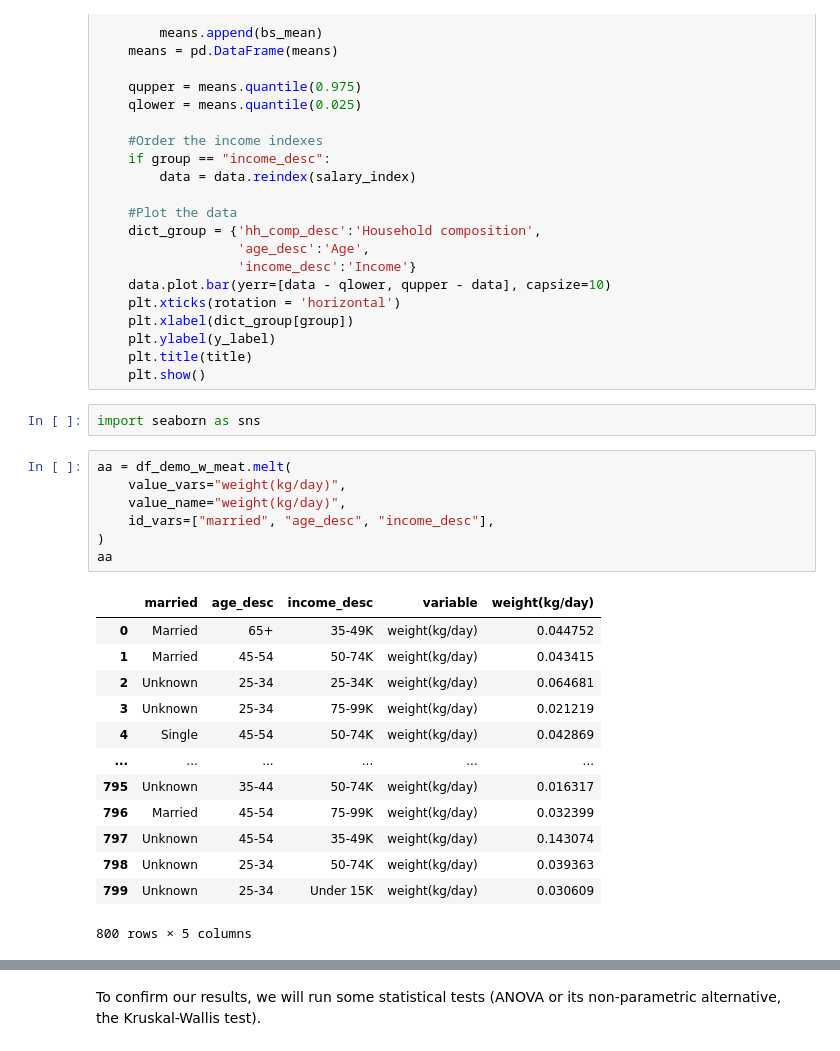
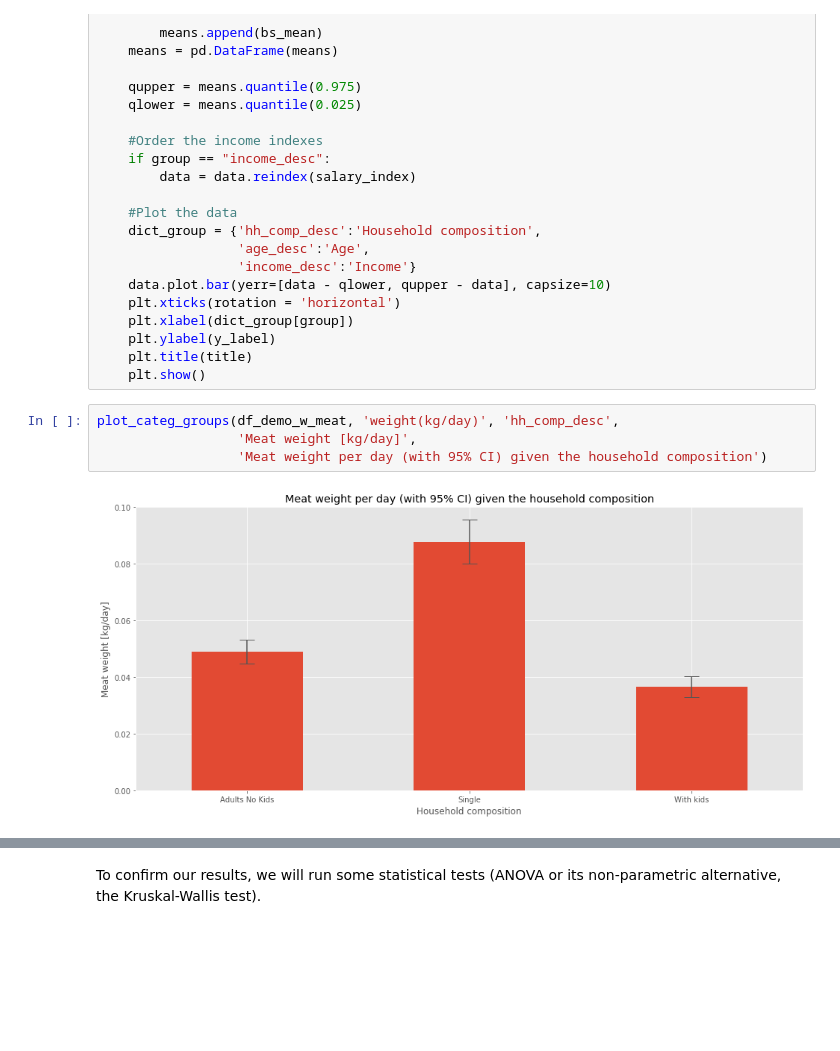
Before and after one commit to whateverforever/ada-2019-project, a Jupyter notebook: data_analysis.ipynb, the cells around one changed output, grey strips where cells are left out. Saved outputs shown, nothing was run; the diff lists cells and outputs as text; blank space fills up the shorter version.

```diff
--- a/data_analysis.ipynb
+++ b/data_analysis.ipynb
@@ -1285,26 +1285,9 @@ def plot_categ_groups(df, categ, group, y_label, title):
     plt.ylabel(y_label)
     plt.title(title)
     plt.show()
-# %%
-import seaborn as sns
-# %%
-aa = df_demo_w_meat.melt(
-    value_vars="weight(kg/day)",
-    value_name="weight(kg/day)",
-    id_vars=["married", "age_desc", "income_desc"],
-)
-aa
-# %% [output]
-|  | married | age_desc | income_desc | variable | weight(kg/day) |
-| 0 | Married | 65+ | 35-49K | weight(kg/day) | 0.044752 |
-| 1 | Married | 45-54 | 50-74K | weight(kg/day) | 0.043415 |
-| 2 | Unknown | 25-34 | 25-34K | weight(kg/day) | 0.064681 |
-| 3 | Unknown | 25-34 | 75-99K | weight(kg/day) | 0.021219 |
-| 4 | Single | 45-54 | 50-74K | weight(kg/day) | 0.042869 |
-| ... | ... | ... | ... | ... | ... |
-| 795 | Unknown | 35-44 | 50-74K | weight(kg/day) | 0.016317 |
-| 796 | Married | 45-54 | 75-99K | weight(kg/day) | 0.032399 |
-| 797 | Unknown | 45-54 | 35-49K | weight(kg/day) | 0.143074 |
-| 798 | Unknown | 25-34 | 50-74K | weight(kg/day) | 0.039363 |
-| 799 | Unknown | 25-34 | Under 15K | weight(kg/day) | 0.030609 |
-800 rows × 5 columns
+# %%
+plot_categ_groups(df_demo_w_meat, 'weight(kg/day)', 'hh_comp_desc',
+                  'Meat weight [kg/day]',
+                  'Meat weight per day (with 95% CI) given the household composition')
+# %% [output]
+[figure, added]
```
Also changed, not shown: parts of 23 cells of this notebook.
